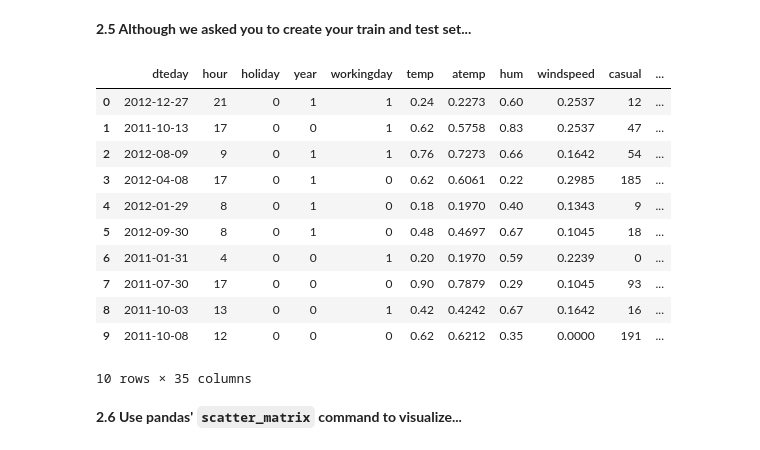
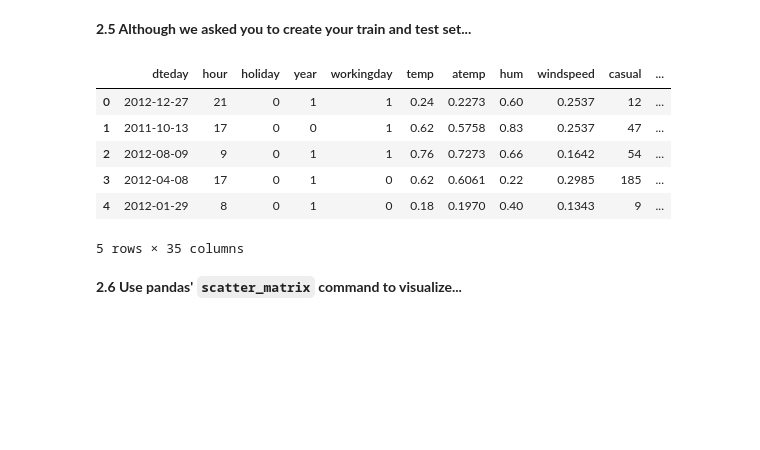
Before and after one commit to kdumontnu/2019-CS109A, a Jupyter notebook: homework/hw3/cs109a_hw3submit.ipynb, the cells around one changed output. Cells and saved outputs as stored; diff of their text form; code cells hidden in the pictures; blank space fills up the shorter version.

```diff
--- a/homework/hw3/cs109a_hw3submit.ipynb
+++ b/homework/hw3/cs109a_hw3submit.ipynb
@@ -365,21 +365,16 @@ bikes_train, bikes_test = train_test_split(bikes_df,
 # %%
 # your code here
 BSS_train = pd.read_csv('./data/BSS_train.csv', low_memory=False)
 BSS_test = pd.read_csv('./data/BSS_test.csv', low_memory=False)
-BSS_train.head(10)
+BSS_train.head(5)
 # %% [output]
 |  | dteday | hour | holiday | year | workingday | temp | atemp | hum | windspeed | casual | ... |
 | 0 | 2012-12-27 | 21 | 0 | 1 | 1 | 0.24 | 0.2273 | 0.60 | 0.2537 | 12 | ... |
 | 1 | 2011-10-13 | 17 | 0 | 0 | 1 | 0.62 | 0.5758 | 0.83 | 0.2537 | 47 | ... |
 | 2 | 2012-08-09 | 9 | 0 | 1 | 1 | 0.76 | 0.7273 | 0.66 | 0.1642 | 54 | ... |
 | 3 | 2012-04-08 | 17 | 0 | 1 | 0 | 0.62 | 0.6061 | 0.22 | 0.2985 | 185 | ... |
 | 4 | 2012-01-29 | 8 | 0 | 1 | 0 | 0.18 | 0.1970 | 0.40 | 0.1343 | 9 | ... |
-| 5 | 2012-09-30 | 8 | 0 | 1 | 0 | 0.48 | 0.4697 | 0.67 | 0.1045 | 18 | ... |
-| 6 | 2011-01-31 | 4 | 0 | 0 | 1 | 0.20 | 0.1970 | 0.59 | 0.2239 | 0 | ... |
-| 7 | 2011-07-30 | 17 | 0 | 0 | 0 | 0.90 | 0.7879 | 0.29 | 0.1045 | 93 | ... |
-| 8 | 2011-10-03 | 13 | 0 | 0 | 1 | 0.42 | 0.4242 | 0.67 | 0.1642 | 16 | ... |
-| 9 | 2011-10-08 | 12 | 0 | 0 | 0 | 0.62 | 0.6212 | 0.35 | 0.0000 | 191 | ... |
-10 rows × 35 columns
+5 rows × 35 columns
 # %% [markdown]
 **2.6 Use pandas' `scatter_matrix` command to visualize...**
 # %%
```
Also changed, not shown: parts of 8 cells of this notebook.
